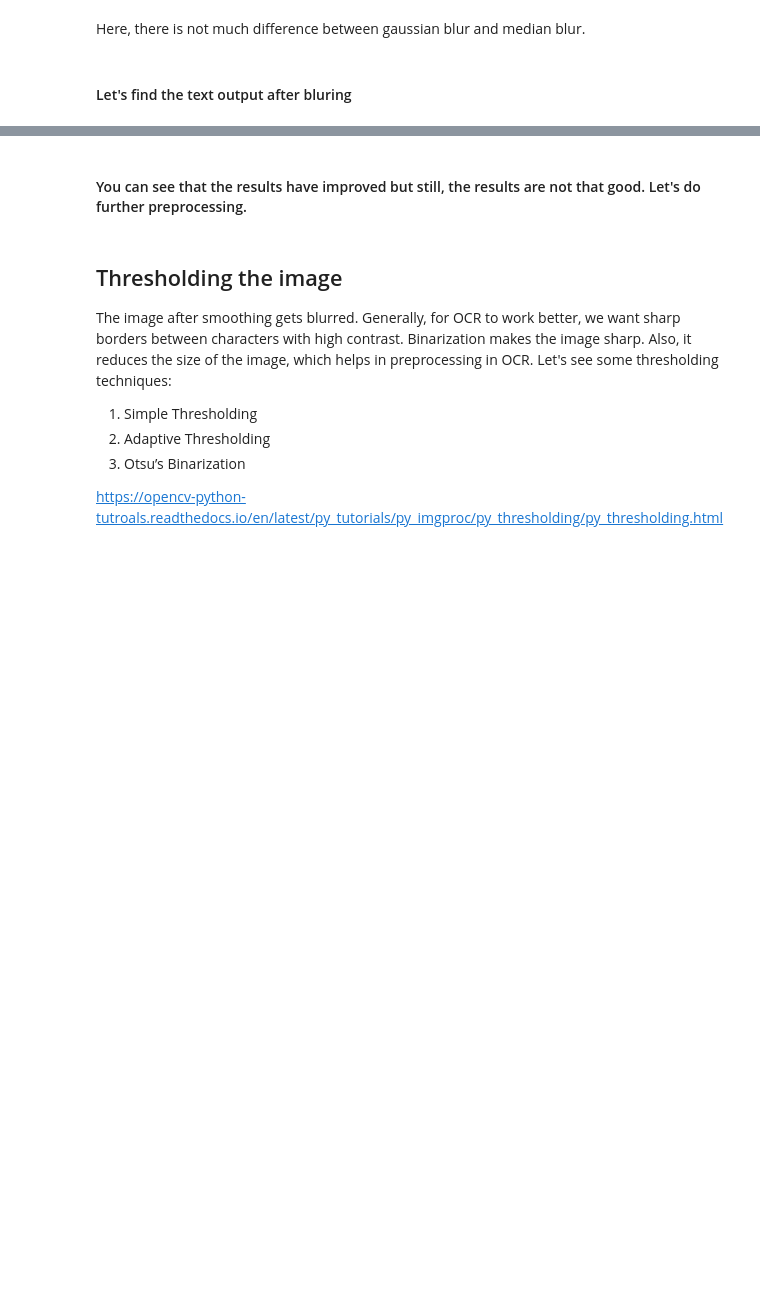
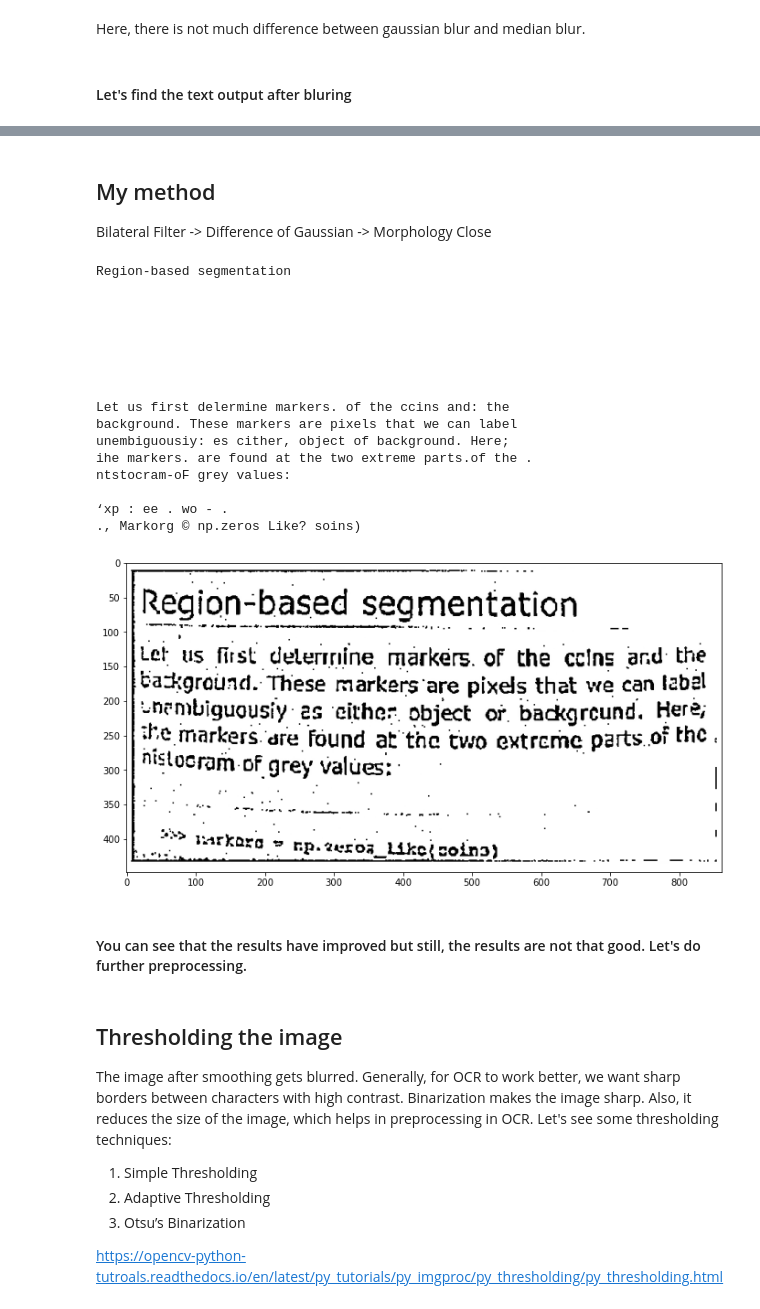
Before and after one commit to ann04ka/CV_exercises, a Jupyter notebook: Image Processing Notebook.ipynb, the cells around one changed output, grey strips where cells are left out. Saved outputs shown, nothing was run; the diff lists cells and outputs as text; code cells hidden in the pictures; blank space fills up the shorter version.

Commit message:
Kaggle Notebook | Image Processing Notebook | Version 1

```diff
--- a/Image Processing Notebook.ipynb
+++ b/Image Processing Notebook.ipynb
@@ -180,3 +136,39 @@ print(text)
+# %% [markdown]
+## My method
+
+
+Bilateral Filter -> Difference of Gaussian -> Morphology Close
+# %%
+low_sigma = cv2.GaussianBlur(cv2.bilateralFilter(gray, 5, 35, 35) ,(3,3),0)
+high_sigma = cv2.GaussianBlur(cv2.bilateralFilter(gray, 5, 35, 35) ,(5,5),0)
+
+dog = cv2.bitwise_not(low_sigma - high_sigma)
+# plotting(dog, cmap = 'gray')
+
+kernel = cv2.getStructuringElement(cv2.MORPH_RECT,(2, 2))
+closing = cv2.morphologyEx(dog, cv2.MORPH_CLOSE, kernel)
+plotting(closing, cmap = 'gray')
+
+text = pytesseract.image_to_string(closing)
+print(text)
+# %% [output]
+Region-based segmentation
+
+
+
+
+
+
+
+Let us first delermine markers. of the ccins and: the
+background. These markers are pixels that we can label
+unembiguousiy: es cither, object of background. Here;
+ihe markers. are found at the two extreme parts.of the .
+ntstocram-oF grey values:
+
+‘xp : ee . wo - .
+., Markorg © np.zeros Like? soins)
+[figure, added]
 # %% [markdown]
 #### You can see that the results have improved but still, the results are not that good. Let's do further preprocessing.
 # %% [markdown]
```
Also changed, not shown: parts of 43 cells of this notebook.
